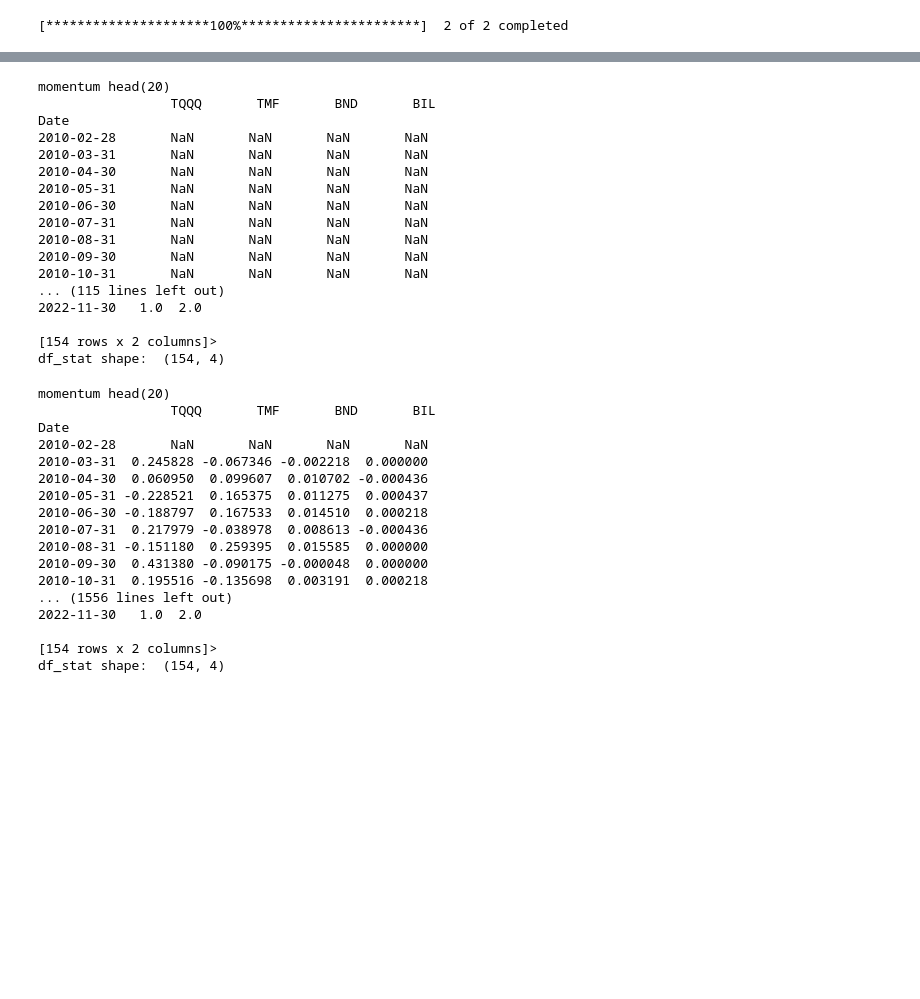
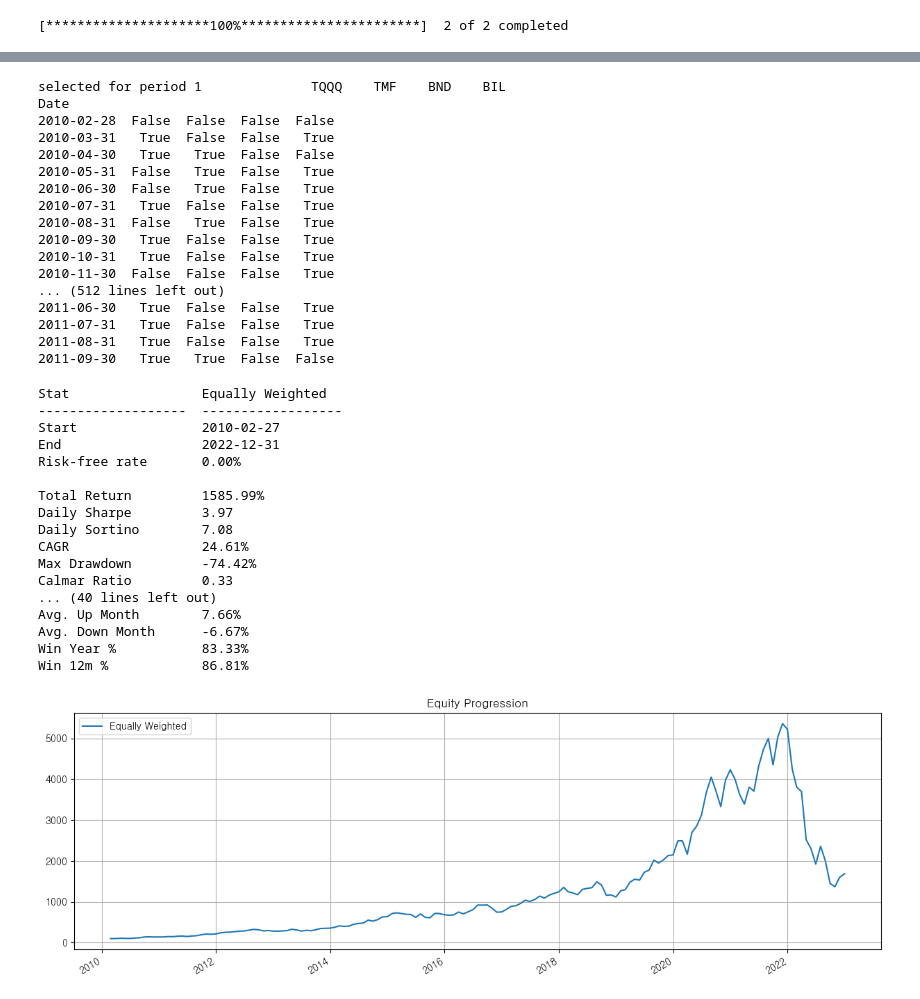
Before and after one commit to unius1004/Portfolio, a Jupyter notebook: DualMomentum_tqqq_tmf.ipynb, the cells around one changed output, grey strips where cells are left out. Saved outputs shown, nothing was run; the diff lists cells and outputs as text; code cells hidden in the pictures; blank space fills up the shorter version.

```diff
--- a/DualMomentum_tqqq_tmf.ipynb
+++ b/DualMomentum_tqqq_tmf.ipynb
@@ -61,47 +63,49 @@ df_stat shape:  (154, 4)
-# %%
-selected = getDualMomentumAsset(dualassets, 12, 2, tickers, dualtickers)
-dualMomentum_rank2 = Selected_Asset_BT(dualassets, selected, name="Dual Momentum_rank2")
-# %% [output]
-momentum head(20)
-                 TQQQ       TMF       BND       BIL
-Date
-2010-02-28       NaN       NaN       NaN       NaN
-2010-03-31       NaN       NaN       NaN       NaN
-2010-04-30       NaN       NaN       NaN       NaN
-2010-05-31       NaN       NaN       NaN       NaN
-2010-06-30       NaN       NaN       NaN       NaN
-2010-07-31       NaN       NaN       NaN       NaN
-2010-08-31       NaN       NaN       NaN       NaN
-2010-09-30       NaN       NaN       NaN       NaN
-2010-10-31       NaN       NaN       NaN       NaN
-... (115 lines left out)
-2022-11-30   1.0  2.0
-
-[154 rows x 2 columns]>
-df_stat shape:  (154, 4)
 # %%
 dualMomentum_r2_m = {}
 for i in range(0, 12):
     selected = getDualMomentumAsset(dualassets, i+1, 2, tickers, dualtickers)
+    print('selected for period {}'.format(i+1), selected.head(20))
+    print(selected.head(20))
     dualMomentum_r2_m[i] = Selected_Asset_BT(dualassets, selected, 'DM_r2_m_{}'.format(str(i+1)))
 # %% [output]
-momentum head(20)
-                 TQQQ       TMF       BND       BIL
+selected for period 1              TQQQ    TMF    BND    BIL
 Date
-2010-02-28       NaN       NaN       NaN       NaN
-2010-03-31  0.245828 -0.067346 -0.002218  0.000000
-2010-04-30  0.060950  0.099607  0.010702 -0.000436
-2010-05-31 -0.228521  0.165375  0.011275  0.000437
-2010-06-30 -0.188797  0.167533  0.014510  0.000218
-2010-07-31  0.217979 -0.038978  0.008613 -0.000436
-2010-08-31 -0.151180  0.259395  0.015585  0.000000
-2010-09-30  0.431380 -0.090175 -0.000048  0.000000
-2010-10-31  0.195516 -0.135698  0.003191  0.000218
-... (1556 lines left out)
-2022-11-30   1.0  2.0
-
-[154 rows x 2 columns]>
-df_stat shape:  (154, 4)
+2010-02-28  False  False  False  False
+2010-03-31   True  False  False   True
+2010-04-30   True   True  False  False
+2010-05-31  False   True  False   True
+2010-06-30  False   True  False   True
+2010-07-31   True  False  False   True
+2010-08-31  False   True  False   True
+2010-09-30   True  False  False   True
+2010-10-31   True  False  False   True
+2010-11-30  False  False  False   True
+... (512 lines left out)
+2011-06-30   True  False  False   True
+2011-07-31   True  False  False   True
+2011-08-31   True  False  False   True
+2011-09-30   True   True  False  False
 # %%
 equalWeight = Equal_Weight_BT(assets, name='Equally Weighted')
-report = bt.run(dualMomentum, dualMomentum_rank2, *dualMomentum_r2_m.values())
+report = bt.run(equalWeight)
+report.plot()
+report.display()
+# %% [output]
+Stat                 Equally Weighted
+-------------------  ------------------
+Start                2010-02-27
+End                  2022-12-31
+Risk-free rate       0.00%
+
+Total Return         1585.99%
+Daily Sharpe         3.97
+Daily Sortino        7.08
+CAGR                 24.61%
+Max Drawdown         -74.42%
+Calmar Ratio         0.33
+... (40 lines left out)
+Avg. Up Month        7.66%
+Avg. Down Month      -6.67%
+Win Year %           83.33%
+Win 12m %            86.81%
+[figure, added]
```
Also changed, not shown: parts of 4 cells of this notebook, 1 other file.
